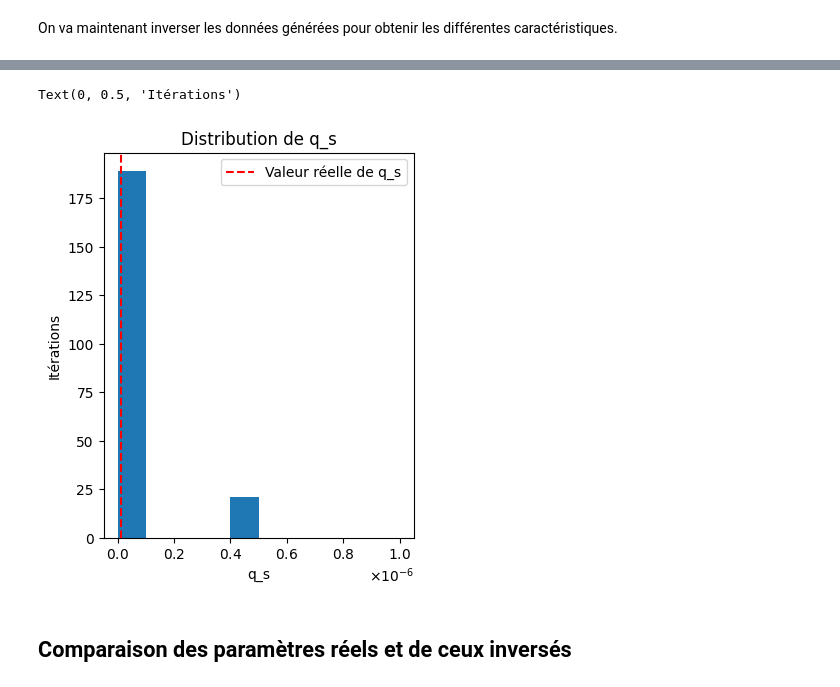
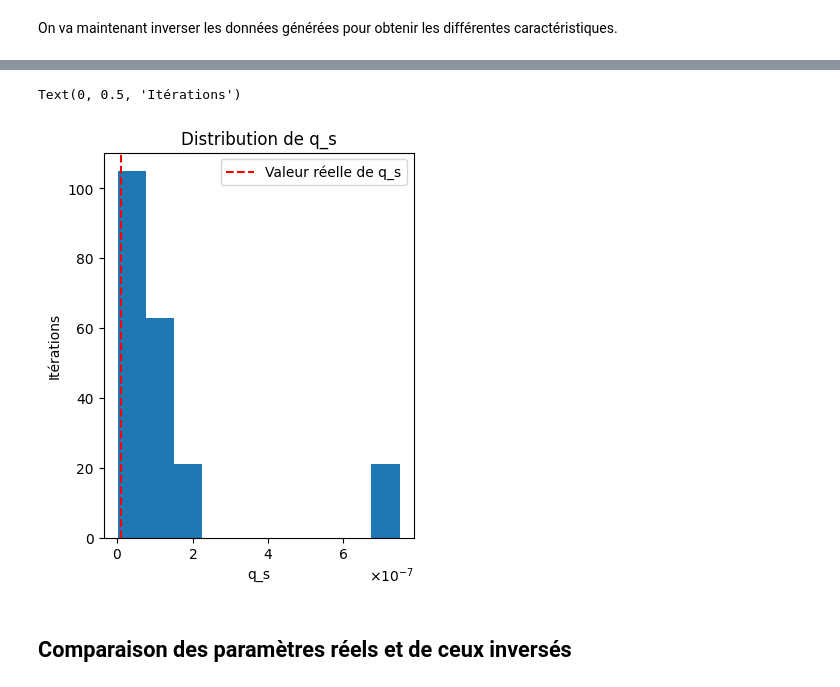
Before and after one commit to flipoyo/MOLONARI1D, a Jupyter notebook: pyheatmy/demoInversion.ipynb, the cells around one changed output, grey strips where cells are left out. Saved outputs shown, nothing was run; the diff lists cells and outputs as text; code cells hidden in the pictures.

```diff
--- a/pyheatmy/demoInversion.ipynb
+++ b/pyheatmy/demoInversion.ipynb
@@ -242,27 +254,27 @@ Initialisation post burn-in - Utilisation de la mémoire (en Mo) : 843.071488
 # %%
 import matplotlib.pyplot as plt
 import matplotlib.ticker as mticker
 
 q_s_samples = col.get_all_params()[0][::, 4]
 
 
 fig, ax = plt.subplots()
 fig.set_size_inches(4, 5)
-ax.hist(q_s_samples, bins=10, range = (1e-10, 1e-6))
+ax.hist(q_s_samples, bins=10)
 
 formatter = mticker.ScalarFormatter(useMathText=True)
 formatter.set_scientific(True)
 formatter.set_powerlimits((-1,1)) # Force la notation scientifique pour les petits/grands nombres
 ax.xaxis.set_major_formatter(formatter)
 
 ax.axvline(x=reference_params_dict['q_s'], color='r', linestyle='--', label='Valeur réelle de q_s')
 ax.legend()
 ax.set_title("Distribution de q_s")
 ax.set_xlabel("q_s")
 ax.set_ylabel("Itérations")
 # %% [output]
 Text(0, 0.5, 'Itérations')
-[figure, old version]
+[figure, new version]
 # %% [markdown]
 ## Comparaison des paramètres réels et de ceux inversés
 # %% [markdown]
```
Also changed, not shown: parts of 6 cells of this notebook.
